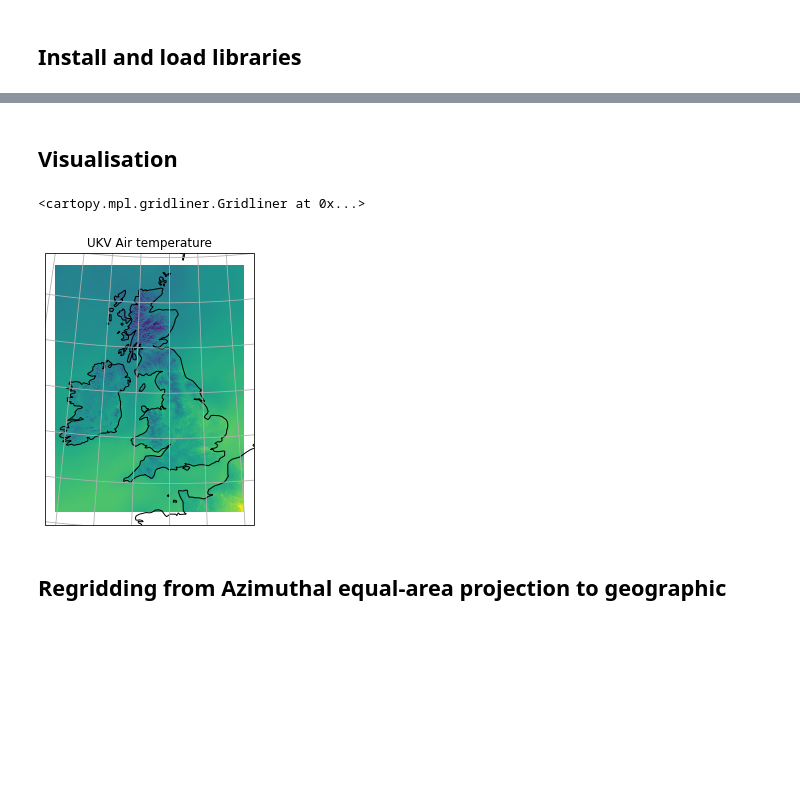
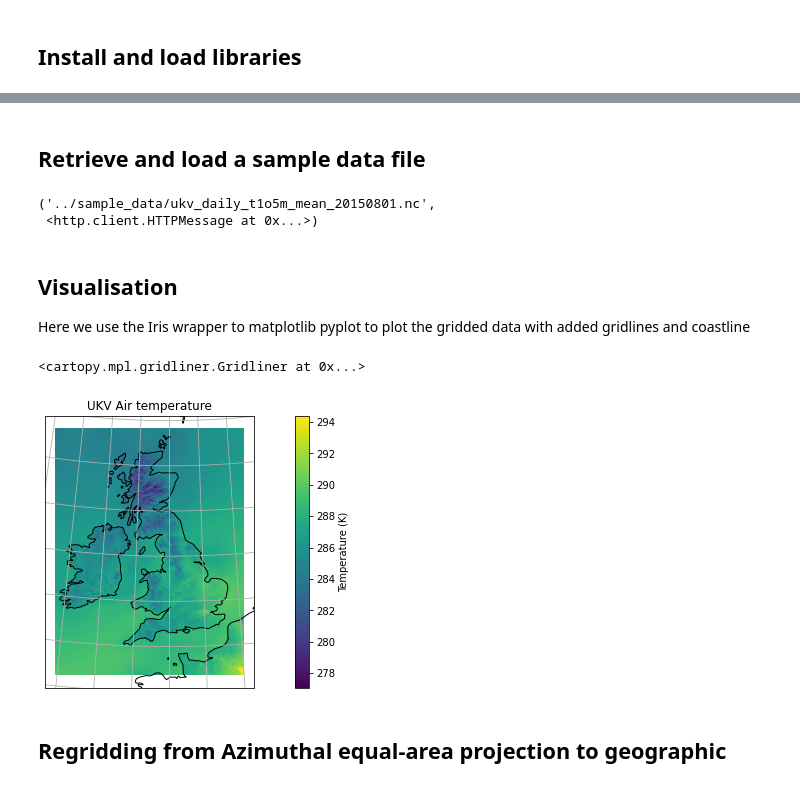
Before and after one commit to alan-turing-institute/environmental-ds-book, a Jupyter notebook: book/urban/sensors/urban-sensors-ukv.ipynb, the cells around one changed output, grey strips where cells are left out. Saved outputs shown, nothing was run; the diff lists cells and outputs as text; code cells hidden in the pictures; blank space fills up the shorter version.

Commit message:
Amendments following review - now downloading a sample file instead of storing it. Some improvements to plots

```diff
--- a/book/urban/sensors/urban-sensors-ukv.ipynb
+++ b/book/urban/sensors/urban-sensors-ukv.ipynb
@@ -42,19 +42,32 @@ import matplotlib.pyplot as plt
+# %% [markdown]
+## Retrieve and load a sample data file
+# %%
+filepath = 'https://metdatasa.blob.core.windows.net/covid19-response-non-commercial/metoffice_ukv_daily/t1o5m_mean/'
+filename = 'ukv_daily_t1o5m_mean_20150801.nc'
+urllib.request.urlretrieve(filepath+filename, '../sample_data/' + filename)
+# %% [output]
+('../sample_data/ukv_daily_t1o5m_mean_20150801.nc',
+ <http.client.HTTPMessage at 0x...>)
 # %%
-air_temp = iris.load_cube('../sample_data/ukv_daily_t1o5m_mean_20150801.nc')
+air_temp = iris.load_cube('../sample_data/' + filename)
 air_temp.coord('grid_latitude').guess_bounds()
 air_temp.coord('grid_longitude').guess_bounds()
-# %% [markdown]
-## Visualisation
+# %% [markdown]
+## Visualisation
+
+Here we use the Iris wrapper to matplotlib pyplot to plot the gridded data with added gridlines and coastline
 # %%
 plt.figure(figsize=(15, 5))
 iplt.pcolormesh(air_temp)
 plt.title("UKV Air temperature")
+cbar = plt.colorbar()
+cbar.set_label('Temperature (' + str(air_temp.units) + ')')
 ax = plt.gca()
 ax.coastlines(resolution="50m")
 ax.gridlines()
 # %% [output]
 <cartopy.mpl.gridliner.Gridliner at 0x...>
-[figure, old version]
+[figure, new version]
 # %% [markdown]
 ## Regridding from Azimuthal equal-area projection to geographic
 # %% [markdown]
```
Also changed, not shown: parts of 5 cells of this notebook, 3 other files.
